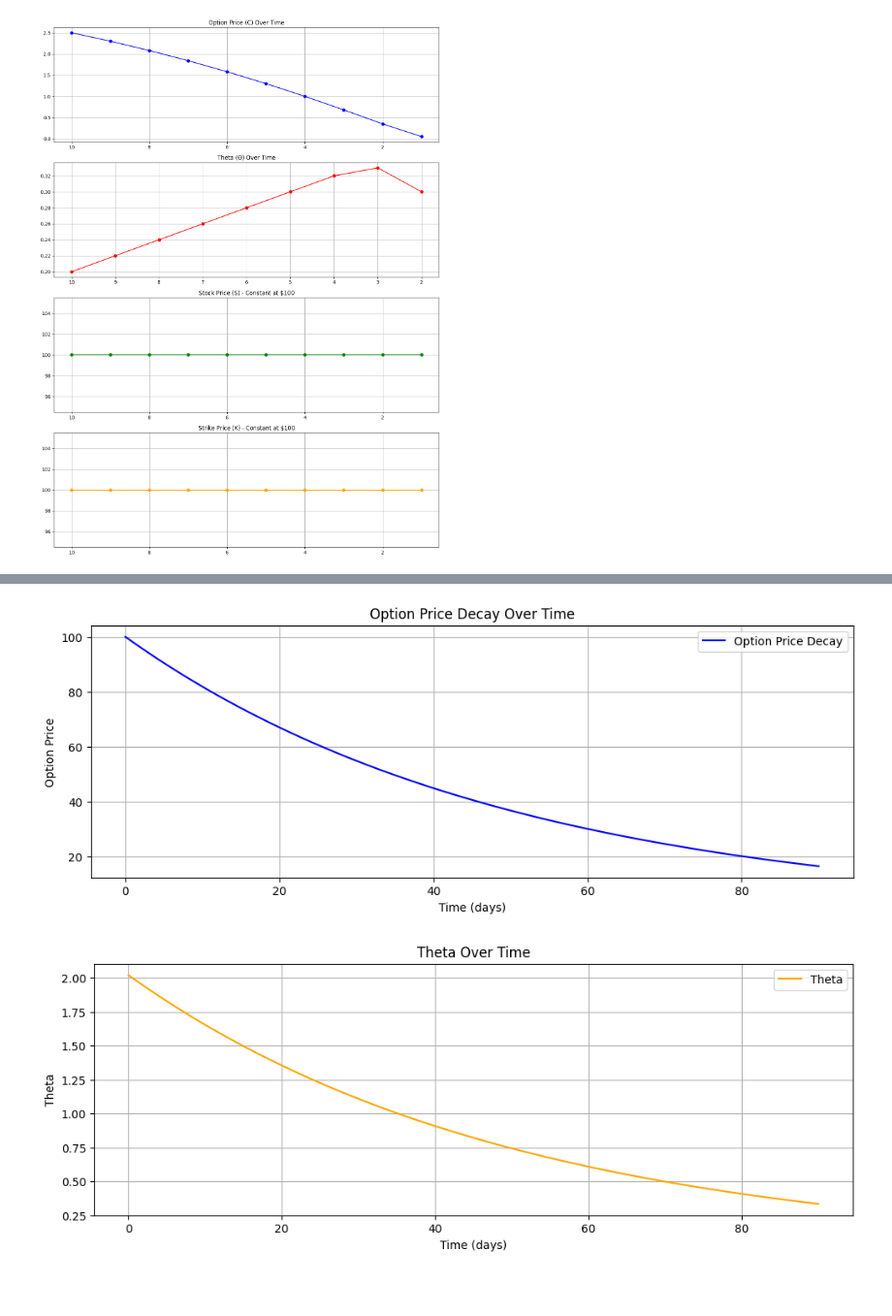
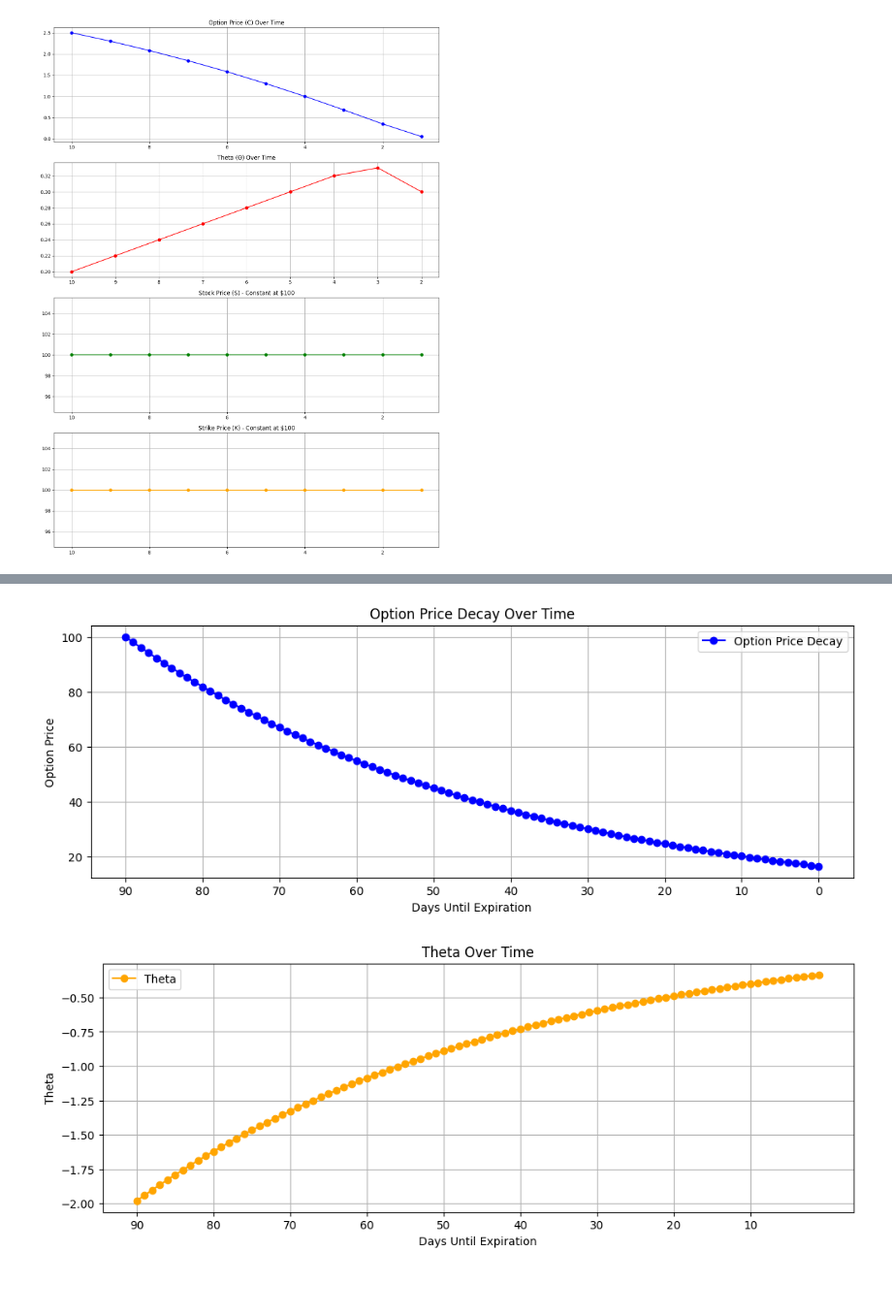
Before and after one commit to evangandy/Reverse-Engineering-Options-Greeks, a Jupyter notebook: notebooks/03_theta_exploration.ipynb, the cells around one changed output, grey strips where cells are left out. Shown at 97% size. Saved outputs shown, nothing was run; the diff lists cells and outputs as text; code cells hidden in the pictures.

Commit message:
major math fixes to theta

```diff
--- a/notebooks/03_theta_exploration.ipynb
+++ b/notebooks/03_theta_exploration.ipynb
@@ -186,48 +215,71 @@ Where
 # %%
-def option_price_decay(C0, k, T0, t):
-    """
-    Calculate the option price decay based on initial price C0, decay rate k, and time T.
-    The decay is exponential, simulating how option prices decrease over time.
-    """
-    return float(C0 * np.exp(k * (T0 - t)))  # NEGATIVE k*T makes prices DECAY
+def option_price_decay(C0, k, t):
+   """
+   Calculate the option price decay based on initial price C0, decay rate k, and time t.
+   The decay is exponential, simulating how option prices decrease over time.
+
+   C0: initial option price (when t = 0)
+   k: decay rate constant
+   t: number of days passed since option was purchased
+   """
+   return float(C0 * np.exp(-k * t))  # NEGATIVE k*t makes prices DECAY
 # %%
 T0 = 90
 C0 = 100
 k = 0.02  # Decay rate
 
 # Calculate option prices for each time value
 option_prices = []
 days_until_exp = []
 thetas = []
 
 for t in range(0, T0 + 1):
-    price = option_price_decay(C0, -k, T0, t)  # Negative k for decay
-    option_prices.append(price)
-    days_until_exp.append(T0 - t)
-    theta = (option_price_decay(C0, -k, T0, t + 1) - price) / (1)  # Approximate theta
-    thetas.append(theta)
+   price = option_price_decay(C0, k, t)  # Use positive k (function has negative sign built in)
+   option_prices.append(price)
+   days_until_exp.append(T0 - t)
+
+   # Calculate theta (avoid going beyond T0)
+   if t < T0:
+       next_price = option_price_decay(C0, k, t + 1)
+       theta = (next_price - price) / 1  # Daily change
+       thetas.append(theta)
 
 # Plot the results
 plt.figure(figsize=(12, 4))
-plt.plot(days_until_exp, option_prices, label='Option Price Decay', color='blue')
+indices = list(range(len(days_until_exp)))
+plt.plot(indices, option_prices, label='Option Price Decay', color='blue', marker='o')
+
+# Set x-axis labels to show days remaining
+step = 10
+tick_positions = list(range(0, len(days_until_exp), step))
+tick_labels = [days_until_exp[i] for i in tick_positions]
+plt.xticks(tick_positions, tick_labels)
+
 plt.title('Option Price Decay Over Time')
-plt.xlabel('Time (days)')
+plt.xlabel('Days Until Expiration')
 plt.ylabel('Option Price')
 plt.grid()
 plt.legend()
 plt.show()
 
 # Plot Theta
 plt.figure(figsize=(12, 4))
-plt.plot(days_until_exp, thetas, label='Theta', color='orange')
+theta_indices = list(range(len(thetas)))
+plt.plot(theta_indices, thetas, label='Theta', color='orange', marker='o')
+
+# Set x-axis labels for theta (one less data point)
+theta_tick_positions = list(range(0, len(thetas), step))
+theta_tick_labels = [days_until_exp[i] for i in theta_tick_positions]
+plt.xticks(theta_tick_positions, theta_tick_labels)
+
 plt.title('Theta Over Time')
-plt.xlabel('Time (days)')
+plt.xlabel('Days Until Expiration')
 plt.ylabel('Theta')
 plt.grid()
 plt.legend()
 plt.show()
 # %% [output]
-[figure, old version]
+[figure, new version]
-[figure, old version]
+[figure, new version]
 # %% [markdown]
 ##
```
Also changed, not shown: parts of 1 cell of this notebook.
